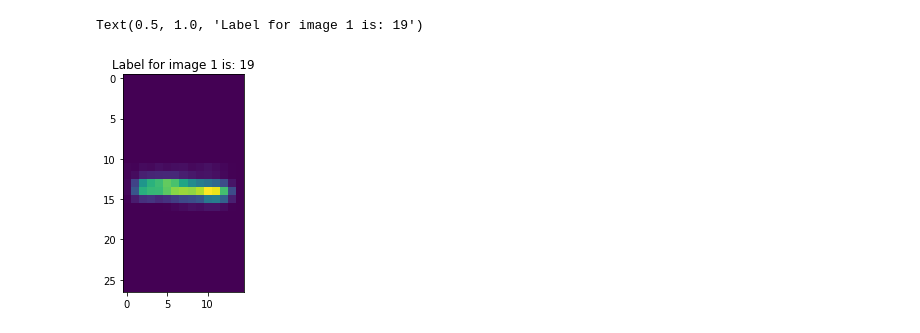
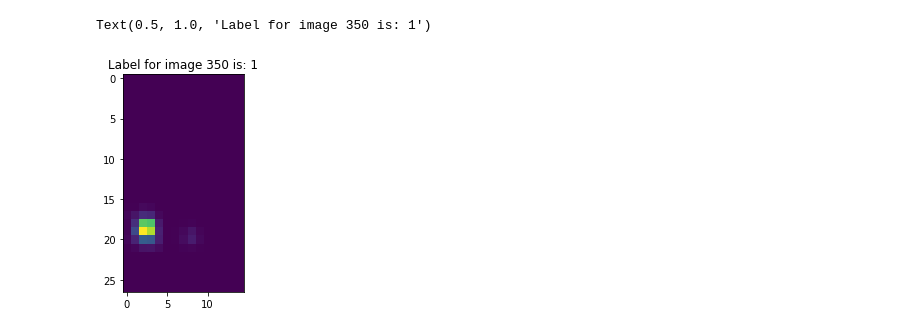
Before and after one commit to robsch94/FaPraKnuckleInput, a Jupyter notebook: Jupyter/Step_3_ModelTraining_Gestures.ipynb, the cells around one changed output. Drawn from its saved outputs; the diff is of its cells as text; code cells hidden in the pictures.

```diff
--- a/Jupyter/Step_3_ModelTraining_Gestures.ipynb
+++ b/Jupyter/Step_3_ModelTraining_Gestures.ipynb
@@ -90,10 +117,10 @@ y_test_one_hot = utils.to_categorical(df_test2.TaskID, num_classes)
 # %%
-i = 1
+i = 350
 plt.imshow(x_train[i].reshape(27, 15)) #np.sqrt(784) = 28
 plt.title("Label for image %i is: %s" % (i, y_train[i]))
 # %% [output]
-Text(0.5, 1.0, 'Label for image 1 is: 19')
+Text(0.5, 1.0, 'Label for image 350 is: 1')
-[figure, old version]
+[figure, new version]
 # %%
 # If GPU is not available:
 # GPU_USE = '/cpu:0'
```
Also changed, not shown: parts of 8 cells of this notebook, 2 other files.
